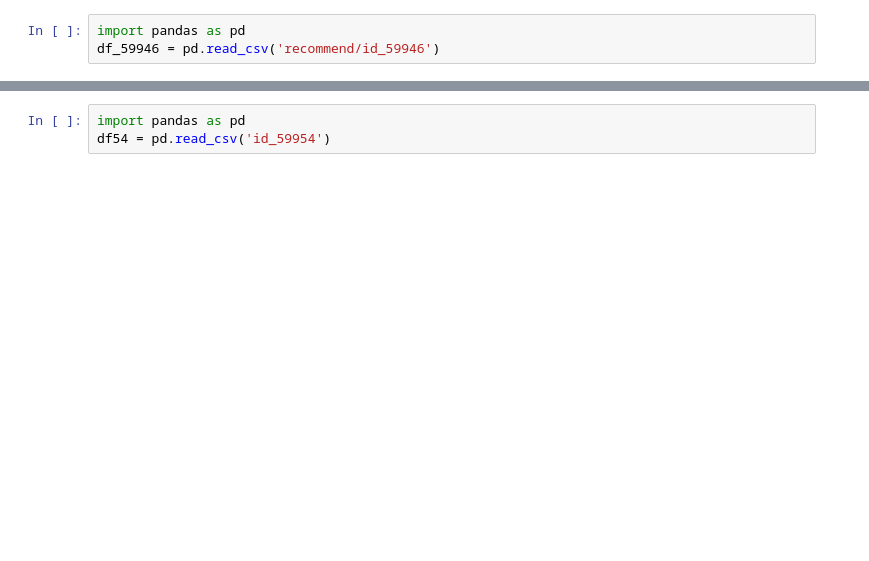
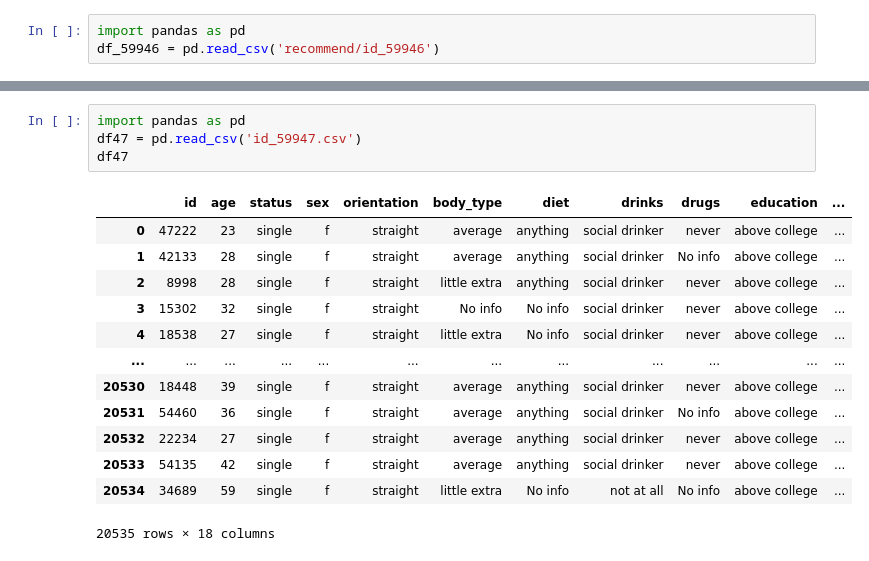
Before and after one commit to bethsung1011/capstone3, a Jupyter notebook: Untitled.ipynb, the cells around one changed output, grey strips where cells are left out. Drawn from its saved outputs; the diff is of its cells as text; blank space fills up the shorter version.

```diff
--- a/Untitled.ipynb
+++ b/Untitled.ipynb
@@ -127,3 +148,18 @@ df_59946
 # %%
 import pandas as pd
-df54 = pd.read_csv('id_59954')
+df47 = pd.read_csv('id_59947.csv')
+df47
+# %% [output]
+|  | id | age | status | sex | orientation | body_type | diet | drinks | drugs | education | ... |
+| 0 | 47222 | 23 | single | f | straight | average | anything | social drinker | never | above college | ... |
+| 1 | 42133 | 28 | single | f | straight | average | anything | social drinker | No info | above college | ... |
+| 2 | 8998 | 28 | single | f | straight | little extra | anything | social drinker | never | above college | ... |
+| 3 | 15302 | 32 | single | f | straight | No info | No info | social drinker | never | above college | ... |
+| 4 | 18538 | 27 | single | f | straight | little extra | No info | social drinker | never | above college | ... |
+| ... | ... | ... | ... | ... | ... | ... | ... | ... | ... | ... | ... |
+| 20530 | 18448 | 39 | single | f | straight | average | anything | social drinker | never | above college | ... |
+| 20531 | 54460 | 36 | single | f | straight | average | anything | social drinker | No info | above college | ... |
+| 20532 | 22234 | 27 | single | f | straight | average | anything | social drinker | never | above college | ... |
+| 20533 | 54135 | 42 | single | f | straight | average | anything | social drinker | never | above college | ... |
+| 20534 | 34689 | 59 | single | f | straight | little extra | No info | not at all | No info | above college | ... |
+20535 rows × 18 columns
```
Also changed, not shown: parts of 13 cells of this notebook, 17 other files.
